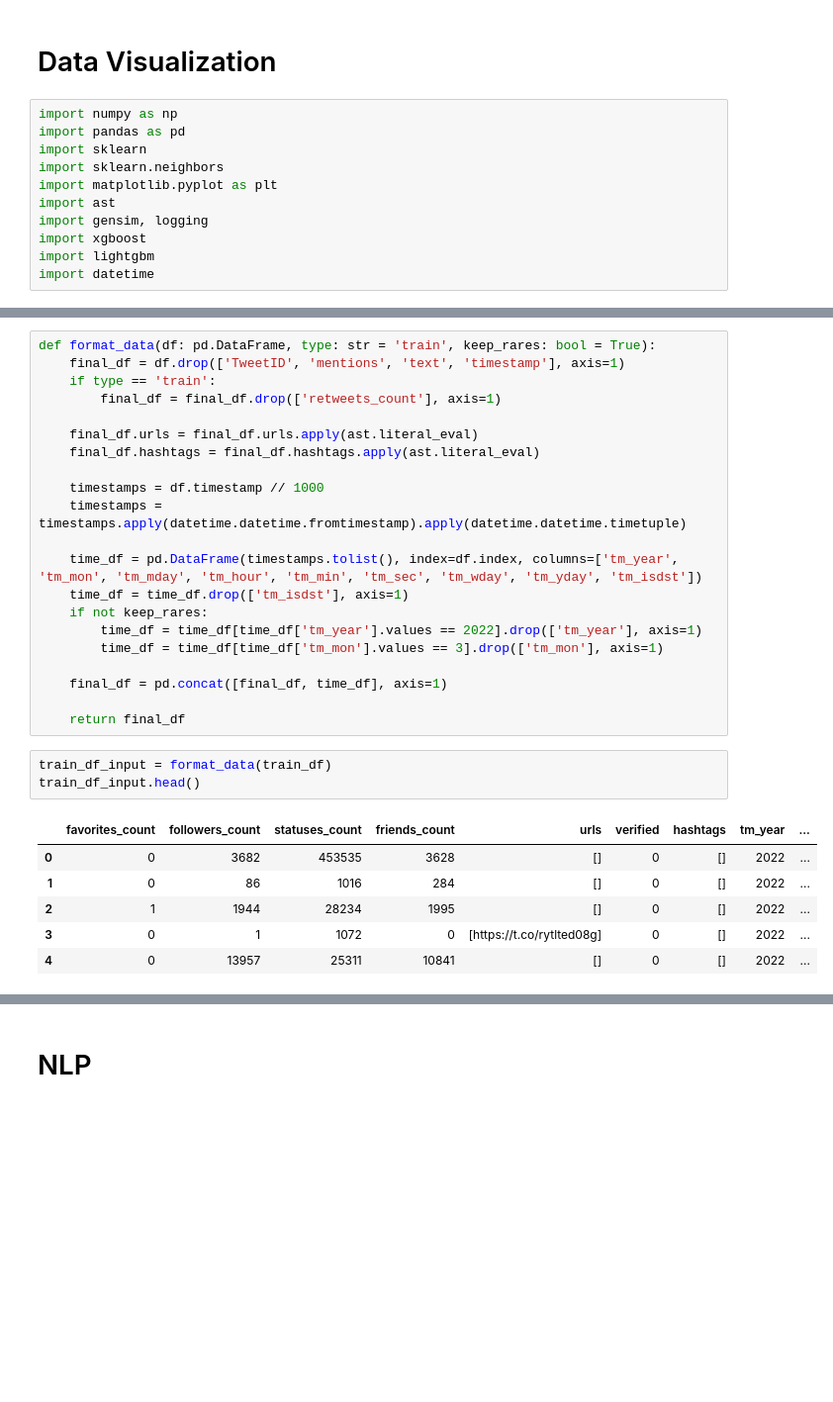
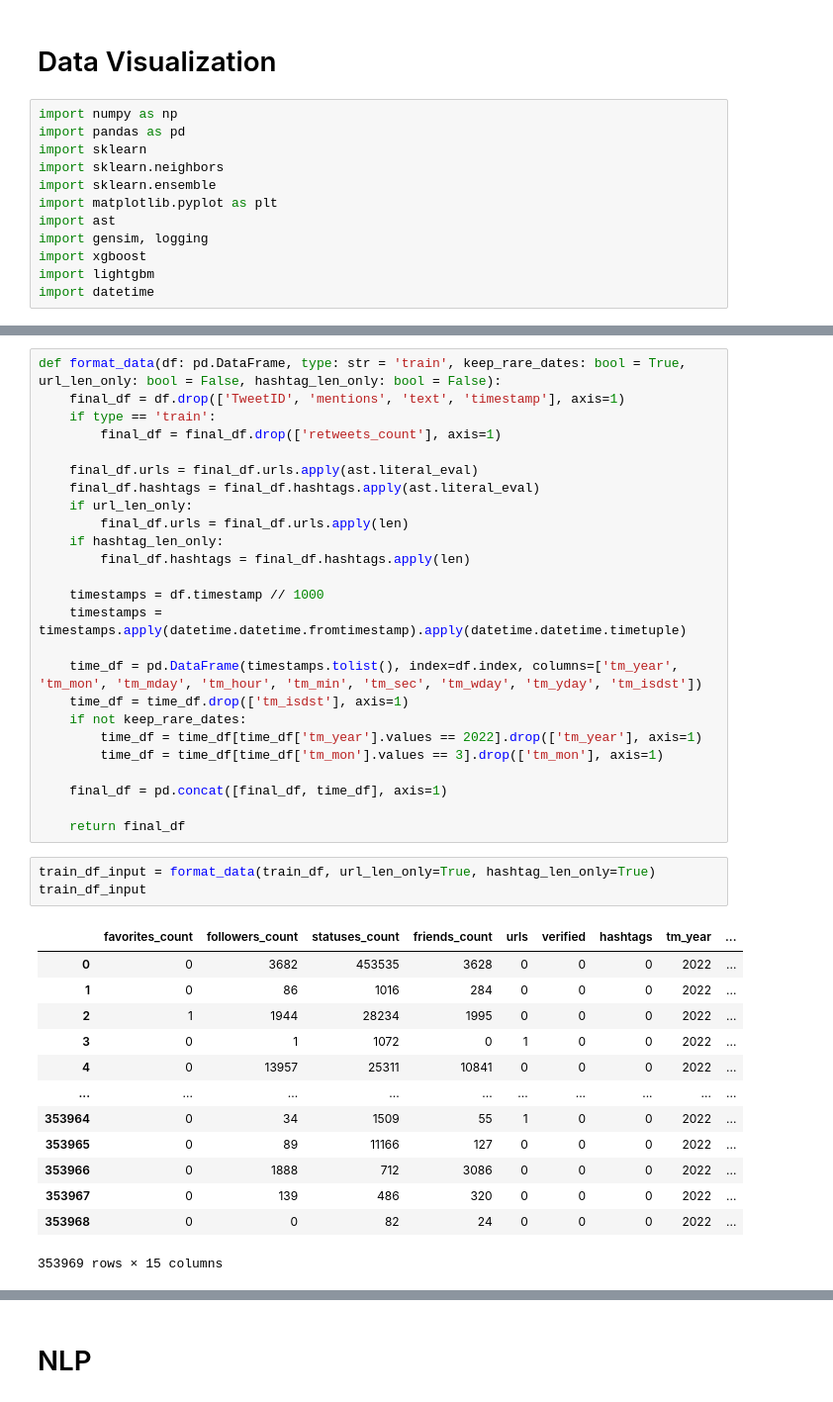
Before and after one commit to caiocj1/retweet-num-prediction, a Jupyter notebook: data_exploration.ipynb, the cells around one changed output, grey strips where cells are left out. Shown: that part at 99% size. Drawn from its saved outputs; the diff is of its cells as text; blank space fills up the shorter version.

```diff
--- a/data_exploration.ipynb
+++ b/data_exploration.ipynb
@@ -5,6 +5,7 @@ import numpy as np
 import pandas as pd
 import sklearn
 import sklearn.neighbors
+import sklearn.ensemble
 import matplotlib.pyplot as plt
 import ast
 import gensim, logging
@@ -35,20 +36,24 @@ train_df.head()
 | 3 | enseignants mettre prescriptions ... | 0 | 0 | 1 | 1072 | 0 | [] | ... |
 | 4 | mafieuse oppressive macron | 0 | 0 | 13957 | 25311 | 10841 | [] | ... |
 # %%
-def format_data(df: pd.DataFrame, type: str = 'train', keep_rares: bool = True):
+def format_data(df: pd.DataFrame, type: str = 'train', keep_rare_dates: bool = True, url_len_only: bool = False, hashtag_len_only: bool = False):
     final_df = df.drop(['TweetID', 'mentions', 'text', 'timestamp'], axis=1)
     if type == 'train':
         final_df = final_df.drop(['retweets_count'], axis=1)
 
     final_df.urls = final_df.urls.apply(ast.literal_eval)
     final_df.hashtags = final_df.hashtags.apply(ast.literal_eval)
+    if url_len_only:
+        final_df.urls = final_df.urls.apply(len)
+    if hashtag_len_only:
+        final_df.hashtags = final_df.hashtags.apply(len)
 
     timestamps = df.timestamp // 1000
     timestamps = timestamps.apply(datetime.datetime.fromtimestamp).apply(datetime.datetime.timetuple)
 
     time_df = pd.DataFrame(timestamps.tolist(), index=df.index, columns=['tm_year', 'tm_mon', 'tm_mday', 'tm_hour', 'tm_min', 'tm_sec', 'tm_wday', 'tm_yday', 'tm_isdst'])
     time_df = time_df.drop(['tm_isdst'], axis=1)
-    if not keep_rares:
+    if not keep_rare_dates:
         time_df = time_df[time_df['tm_year'].values == 2022].drop(['tm_year'], axis=1)
         time_df = time_df[time_df['tm_mon'].values == 3].drop(['tm_mon'], axis=1)
 
@@ -56,12 +61,19 @@ def format_data(df: pd.DataFrame, type: str = 'train', keep_rares: bool = True):
 
     return final_df
 # %%
-train_df_input = format_data(train_df)
-train_df_input.head()
+train_df_input = format_data(train_df, url_len_only=True, hashtag_len_only=True)
+train_df_input
 # %% [output]
 |  | favorites_count | followers_count | statuses_count | friends_count | urls | verified | hashtags | tm_year | ... |
-| 0 | 0 | 3682 | 453535 | 3628 | [] | 0 | [] | 2022 | ... |
-| 1 | 0 | 86 | 1016 | 284 | [] | 0 | [] | 2022 | ... |
-| 2 | 1 | 1944 | 28234 | 1995 | [] | 0 | [] | 2022 | ... |
-| 3 | 0 | 1 | 1072 | 0 | [https://t.co/rytlted08g] | 0 | [] | 2022 | ... |
-| 4 | 0 | 13957 | 25311 | 10841 | [] | 0 | [] | 2022 | ... |
+| 0 | 0 | 3682 | 453535 | 3628 | 0 | 0 | 0 | 2022 | ... |
+| 1 | 0 | 86 | 1016 | 284 | 0 | 0 | 0 | 2022 | ... |
+| 2 | 1 | 1944 | 28234 | 1995 | 0 | 0 | 0 | 2022 | ... |
+| 3 | 0 | 1 | 1072 | 0 | 1 | 0 | 0 | 2022 | ... |
+| 4 | 0 | 13957 | 25311 | 10841 | 0 | 0 | 0 | 2022 | ... |
+| ... | ... | ... | ... | ... | ... | ... | ... | ... | ... |
+| 353964 | 0 | 34 | 1509 | 55 | 1 | 0 | 0 | 2022 | ... |
+| 353965 | 0 | 89 | 11166 | 127 | 0 | 0 | 0 | 2022 | ... |
+| 353966 | 0 | 1888 | 712 | 3086 | 0 | 0 | 0 | 2022 | ... |
+| 353967 | 0 | 139 | 486 | 320 | 0 | 0 | 0 | 2022 | ... |
+| 353968 | 0 | 0 | 82 | 24 | 0 | 0 | 0 | 2022 | ... |
+353969 rows × 15 columns
```
Also changed, not shown: parts of 8 cells of this notebook, 1 other file.
